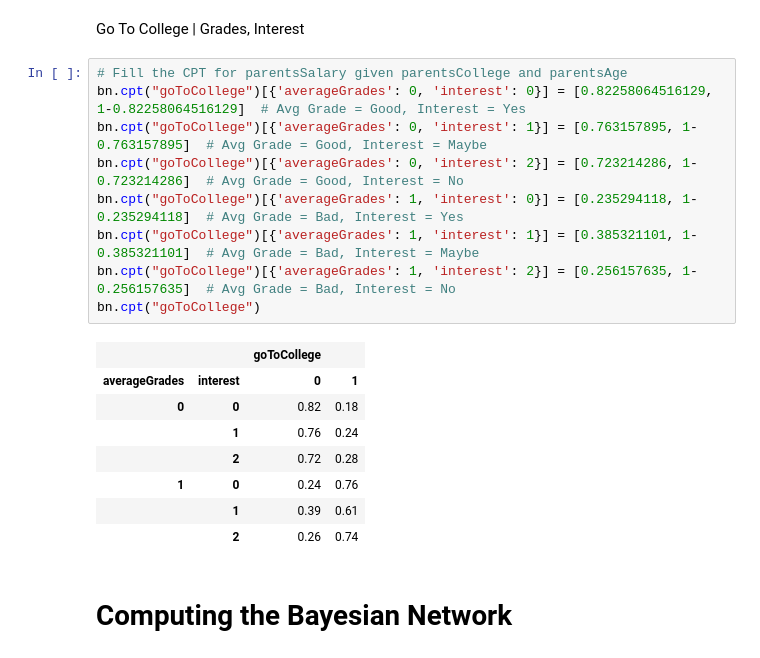
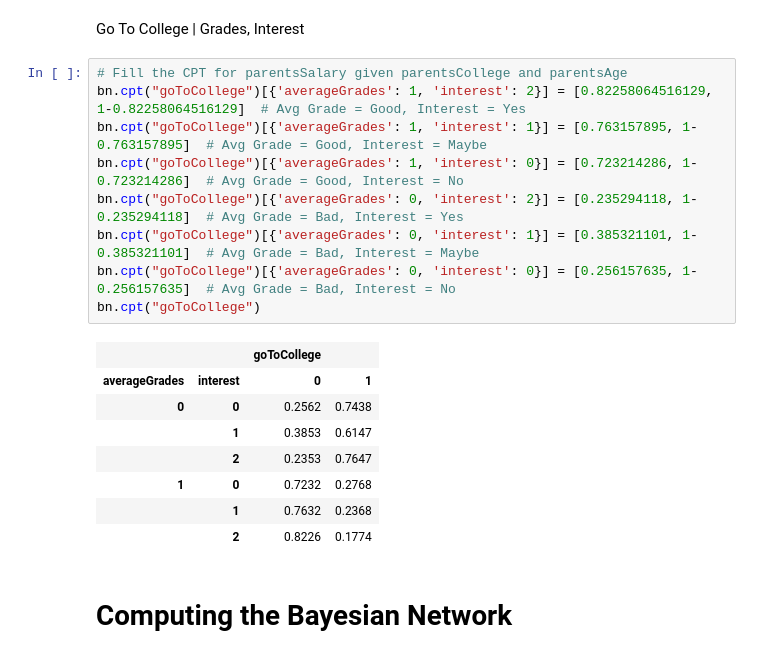
Before and after one commit to RacquelNinaDennison/BayesianNetworks, a Jupyter notebook: bayesianNetworks.ipynb, the cells around one changed output. Saved outputs shown, nothing was run; the diff lists cells and outputs as text.

```diff
--- a/bayesianNetworks.ipynb
+++ b/bayesianNetworks.ipynb
@@ -94,22 +94,22 @@ bn.cpt("residentialArea")
 Go To College | Grades, Interest
 # %%
 # Fill the CPT for parentsSalary given parentsCollege and parentsAge
-bn.cpt("goToCollege")[{'averageGrades': 0, 'interest': 0}] = [0.82258064516129, 1-0.82258064516129]  # Avg Grade = Good, Interest = Yes
-bn.cpt("goToCollege")[{'averageGrades': 0, 'interest': 1}] = [0.763157895, 1-0.763157895]  # Avg Grade = Good, Interest = Maybe
-bn.cpt("goToCollege")[{'averageGrades': 0, 'interest': 2}] = [0.723214286, 1-0.723214286]  # Avg Grade = Good, Interest = No
-bn.cpt("goToCollege")[{'averageGrades': 1, 'interest': 0}] = [0.235294118, 1-0.235294118]  # Avg Grade = Bad, Interest = Yes
-bn.cpt("goToCollege")[{'averageGrades': 1, 'interest': 1}] = [0.385321101, 1-0.385321101]  # Avg Grade = Bad, Interest = Maybe
-bn.cpt("goToCollege")[{'averageGrades': 1, 'interest': 2}] = [0.256157635, 1-0.256157635]  # Avg Grade = Bad, Interest = No
+bn.cpt("goToCollege")[{'averageGrades': 1, 'interest': 2}] = [0.82258064516129, 1-0.82258064516129]  # Avg Grade = Good, Interest = Yes
+bn.cpt("goToCollege")[{'averageGrades': 1, 'interest': 1}] = [0.763157895, 1-0.763157895]  # Avg Grade = Good, Interest = Maybe
+bn.cpt("goToCollege")[{'averageGrades': 1, 'interest': 0}] = [0.723214286, 1-0.723214286]  # Avg Grade = Good, Interest = No
+bn.cpt("goToCollege")[{'averageGrades': 0, 'interest': 2}] = [0.235294118, 1-0.235294118]  # Avg Grade = Bad, Interest = Yes
+bn.cpt("goToCollege")[{'averageGrades': 0, 'interest': 1}] = [0.385321101, 1-0.385321101]  # Avg Grade = Bad, Interest = Maybe
+bn.cpt("goToCollege")[{'averageGrades': 0, 'interest': 0}] = [0.256157635, 1-0.256157635]  # Avg Grade = Bad, Interest = No
 bn.cpt("goToCollege")
 # %% [output]
 |  |  | goToCollege |  |
 | averageGrades | interest | 0 | 1 |
-| 0 | 0 | 0.82 | 0.18 |
-|  | 1 | 0.76 | 0.24 |
-|  | 2 | 0.72 | 0.28 |
-| 1 | 0 | 0.24 | 0.76 |
-|  | 1 | 0.39 | 0.61 |
-|  | 2 | 0.26 | 0.74 |
+| 0 | 0 | 0.2562 | 0.7438 |
+|  | 1 | 0.3853 | 0.6147 |
+|  | 2 | 0.2353 | 0.7647 |
+| 1 | 0 | 0.7232 | 0.2768 |
+|  | 1 | 0.7632 | 0.2368 |
+|  | 2 | 0.8226 | 0.1774 |
 # %% [markdown]
 # Computing the Bayesian Network
 # %%
```
Also changed, not shown: parts of 9 cells of this notebook.
